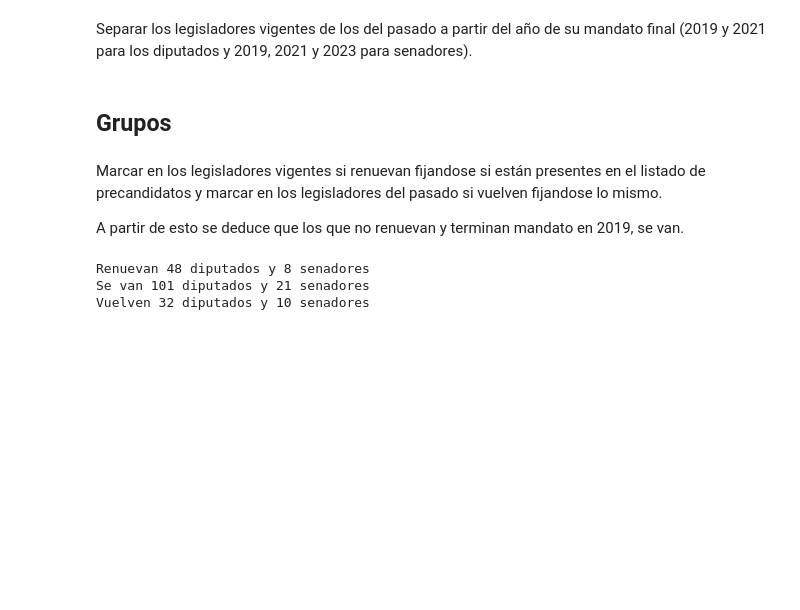
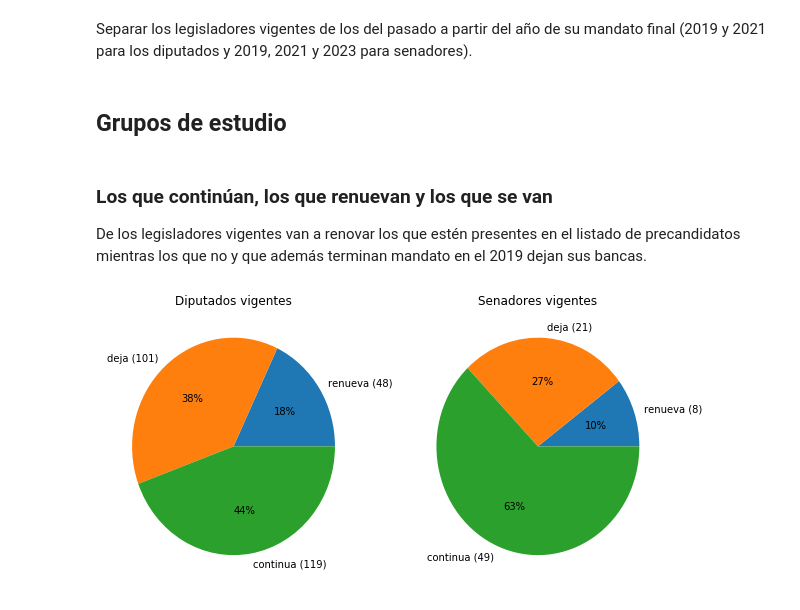
Before and after one commit to franciclo/baelige-reporte, a Jupyter notebook: Datos viejo nuevo congreso.ipynb, the cells around one changed output. Cells and saved outputs as stored; diff of their text form; code cells hidden in the pictures; blank space fills up the shorter version.

```diff
--- a/Datos viejo nuevo congreso.ipynb
+++ b/Datos viejo nuevo congreso.ipynb
@@ -26,7 +42,7 @@ Abrir listado de precandidatos con corrección de nombres.
 
 Dado que en varios casos se omite el uso del segundo nombre, se hizo una corrección usando distancias de Levenshtein e indicando manualmente las coincidencias en [este archivo](https://docs.google.com/spreadsheets/d/1MYXn653RUNsCIba9UrASMbzlbJBx0YZYb0b8mPf1Tpc/edit#gid=0).
 # %%
-listas = pd.read_csv('data/nombres_legisladores_match.csv')
+listas = pd.read_csv('data/nombres_legisladores_match.csv', encoding="utf-8")
 
 listas['nombre_final'] = listas.apply(lambda x: x['result_l'] if x['misma_persona'] == 'Si' else x['nombre'], axis=1)
 # %% [markdown]
@@ -38,27 +54,41 @@ diputados_pasado = diputados_todos[~diputados_todos['diputado_mandatoFinal'].isi
 senadores_vigente = senadores_todos[senadores_todos['datospersonales_mandatoFinal'].isin([2019, 2021, 2023])]
 senadores_pasado = senadores_todos[~senadores_todos['datospersonales_mandatoFinal'].isin([2019, 2021, 2023])]
 # %% [markdown]
-## Grupos
+## Grupos de estudio
-# %% [markdown]
-Marcar en los legisladores vigentes si renuevan fijandose si están presentes en el listado de precandidatos y marcar en los legisladores del pasado si vuelven fijandose lo mismo.
-
-A partir de esto se deduce que los que no renuevan y terminan mandato en 2019, se van.
-# %%
-diputados_vigente['renueva'] = diputados_vigente['nombre'].isin(listas['nombre_final'])
-senadores_vigente['renueva'] = senadores_vigente['nombre'].isin(listas['nombre_final'])
-
-diputados_vigente['se_va'] = (~diputados_vigente['renueva']) & (diputados_vigente['diputado_mandatoFinal'] == 2019)
-senadores_vigente['se_va'] = (~senadores_vigente['renueva']) & (senadores_vigente['datospersonales_mandatoFinal'] == 2019)
-
-diputados_pasado['vuelve'] = diputados_pasado['nombre'].isin(listas['nombre_final'])
-senadores_pasado['vuelve'] = senadores_pasado['nombre'].isin(listas['nombre_final'])
-
-print('Renuevan {} diputados y {} senadores'.format(len(diputados_vigente[diputados_vigente['renueva']]), len(senadores_vigente[senadores_vigente['renueva']])))
-
-print('Se van {} diputados y {} senadores'.format(len(diputados_vigente[diputados_vigente['se_va']]), len(senadores_vigente[senadores_vigente['se_va']])))
-
-print('Vuelven {} diputados y {} senadores'.format(len(diputados_pasado[diputados_pasado['vuelve']]), len(senadores_pasado[senadores_pasado['vuelve']])))
-# %% [output]
-Renuevan 48 diputados y 8 senadores
-Se van 101 diputados y 21 senadores
-Vuelven 32 diputados y 10 senadores
+# %%
+# Función para realizar gráficos de torta mas facilmente.
+
+import matplotlib.pyplot as plt
+from matplotlib.pyplot import figure
+%matplotlib inline
+
+def graficosDeTorta(grilla, data):
+    figure(figsize=(grilla[1]*grilla[2], grilla[0]*grilla[2]))
+
+    for x in range(grilla[0]*grilla[1]):
+        plt.subplot(grilla[0], grilla[1], x+1)
+        counts = data[x]['data'].groupby(data[x]['groupby']).count()
+        counts = counts.sort_values(counts.columns[0]).iloc[:, 1]
+        labels = ['{} ({})'.format(xx[0], xx[1]) for xx in counts.reset_index().values]
+        ax = counts.plot.pie(autopct='%1.0f%%', legend=False, title=data[x]['title'], labels=labels)
+        ax.yaxis.set_label_text("")
+    plt.show()
+# %% [markdown]
+### Los que continúan, los que renuevan y los que se van
+De los legisladores vigentes van a renovar los que estén presentes en el listado de precandidatos mientras los que no y que además terminan mandato en el 2019 dejan sus bancas.
+# %%
+diputados_vigente['renueva'] = diputados_vigente['nombre'].isin(listas['nombre_final'])
+senadores_vigente['renueva'] = senadores_vigente['nombre'].isin(listas['nombre_final'])
+
+diputados_vigente['deja'] = (~diputados_vigente['renueva']) & (diputados_vigente['diputado_mandatoFinal'] == 2019)
+senadores_vigente['deja'] = (~senadores_vigente['renueva']) & (senadores_vigente['datospersonales_mandatoFinal'] == 2019)
+
+diputados_vigente['grupo'] = diputados_vigente.apply(lambda x: 'renueva' if x['renueva'] else 'deja' if x['deja'] else 'continua', axis=1)
+senadores_vigente['grupo'] = senadores_vigente.apply(lambda x: 'renueva' if x['renueva'] else 'deja' if x['deja'] else 'continua', axis=1)
+
+graficosDeTorta([1,2,5], [
+    {'data': diputados_vigente, 'groupby': 'grupo', 'title': 'Diputados vigentes'},
+    {'data': senadores_vigente, 'groupby': 'grupo', 'title': 'Senadores vigentes'},
+])
+# %% [output]
+[figure, added]
```
Also changed, not shown: parts of 24 cells of this notebook.
